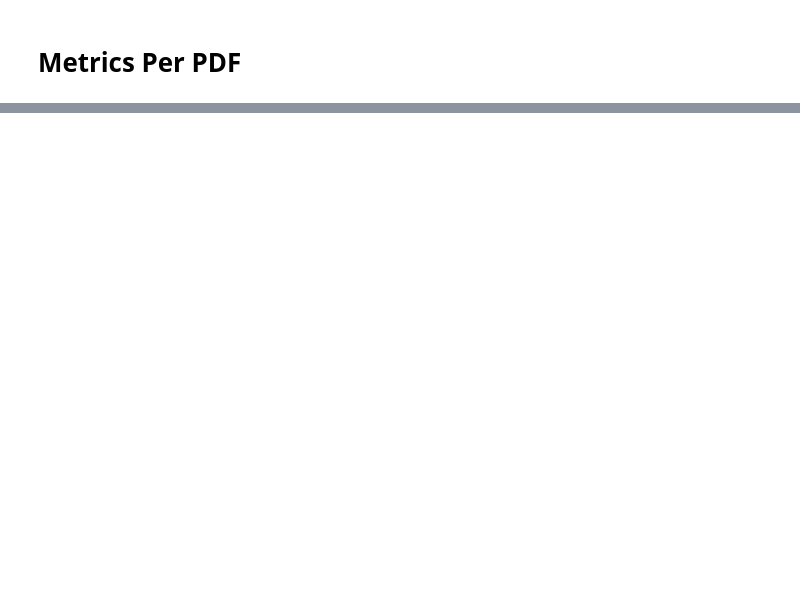
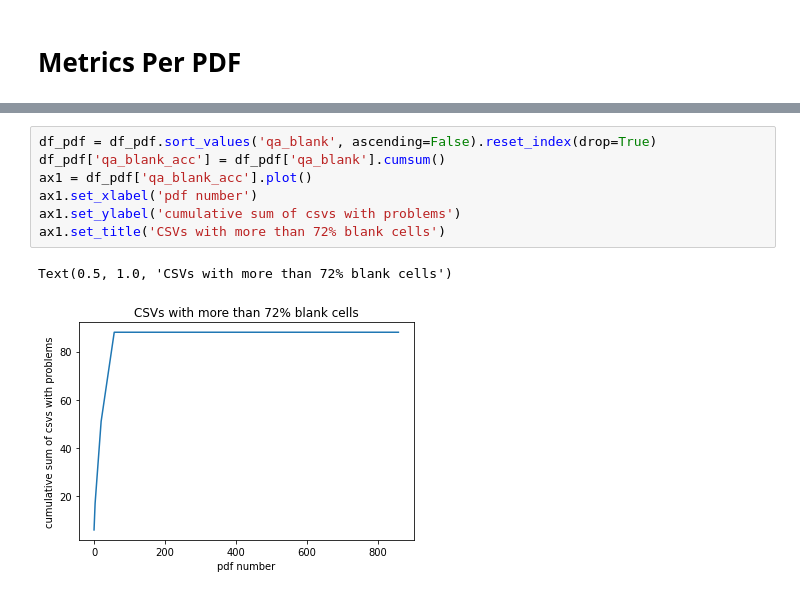
Before and after one commit to CER-REC/esa-data-bank_banque-donnees-ees, a Jupyter notebook: Codes/Section_04_Final_Data_Merge_and_Visualization/QA_metrics.ipynb, the cells around one changed output, grey strips where cells are left out. Drawn from its saved outputs; the diff is of its cells as text; blank space fills up the shorter version.

```diff
--- a/Codes/Section_04_Final_Data_Merge_and_Visualization/QA_metrics.ipynb
+++ b/Codes/Section_04_Final_Data_Merge_and_Visualization/QA_metrics.ipynb
@@ -150,0 +182,10 @@ df_pdf.sort_values('duplicate_%', ascending=False).head(10)
+# %%
+df_pdf = df_pdf.sort_values('qa_blank', ascending=False).reset_index(drop=True)
+df_pdf['qa_blank_acc'] = df_pdf['qa_blank'].cumsum()
+ax1 = df_pdf['qa_blank_acc'].plot()
+ax1.set_xlabel('pdf number')
+ax1.set_ylabel('cumulative sum of csvs with problems')
+ax1.set_title('CSVs with more than 72% blank cells')
+# %% [output]
+Text(0.5, 1.0, 'CSVs with more than 72% blank cells')
+[figure, added]
```
Also changed, not shown: parts of 40 cells of this notebook, 5 other files.
